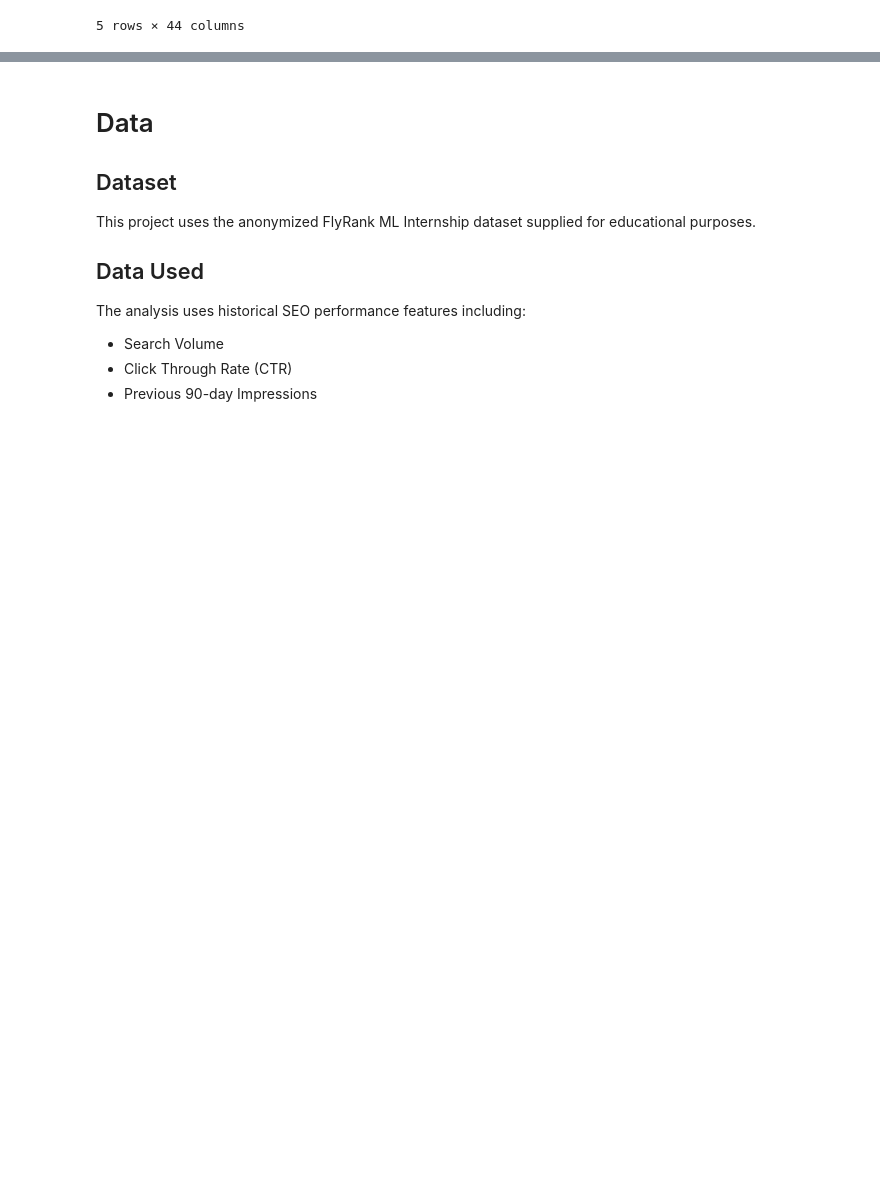
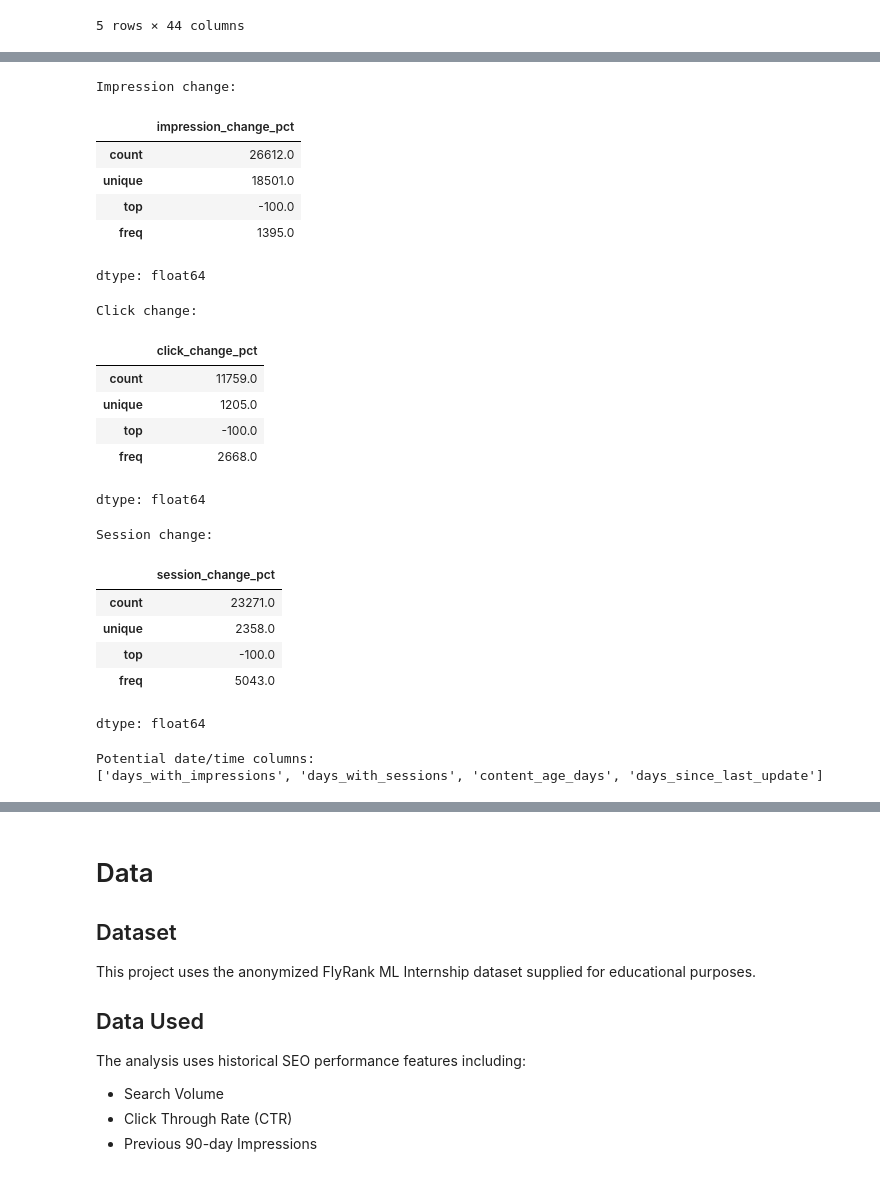
Before and after one commit to prachichoudhary2004/FlyRank, a Jupyter notebook: work/notebooks/capstone.ipynb, the cells around one changed output, grey strips where cells are left out. Drawn from its saved outputs; the diff is of its cells as text; code cells hidden in the pictures; blank space fills up the shorter version.

```diff
--- a/work/notebooks/capstone.ipynb
+++ b/work/notebooks/capstone.ipynb
@@ -36,0 +195,54 @@ display(df.head())
+# %%
+print("Impression change:")
+display(df["impression_change_pct"].describe())
+
+print("\nClick change:")
+display(df["click_change_pct"].describe())
+
+print("\nSession change:")
+display(df["session_change_pct"].describe())
+# %% [output]
+Impression change:
+|  | impression_change_pct |
+| count | 26612.0 |
+| unique | 18501.0 |
+| top | -100.0 |
+| freq | 1395.0 |
+dtype: float64
+Click change:
+|  | click_change_pct |
+| count | 11759.0 |
+| unique | 1205.0 |
+| top | -100.0 |
+| freq | 2668.0 |
+dtype: float64
+Session change:
+|  | session_change_pct |
+| count | 23271.0 |
+| unique | 2358.0 |
+| top | -100.0 |
+| freq | 5043.0 |
+dtype: float64
+# %%
+# Find columns that may represent dates or time periods
+
+date_candidates = []
+
+for col in df.columns:
+    col_lower = col.lower()
+
+    if any(word in col_lower for word in [
+        "date",
+        "time",
+        "month",
+        "week",
+        "day",
+        "period"
+    ]):
+        date_candidates.append(col)
+
+print("Potential date/time columns:")
+print(date_candidates)
+# %% [output]
+Potential date/time columns:
+['days_with_impressions', 'days_with_sessions', 'content_age_days', 'days_since_last_update']
```
Also changed, not shown: parts of 5 cells of this notebook.
